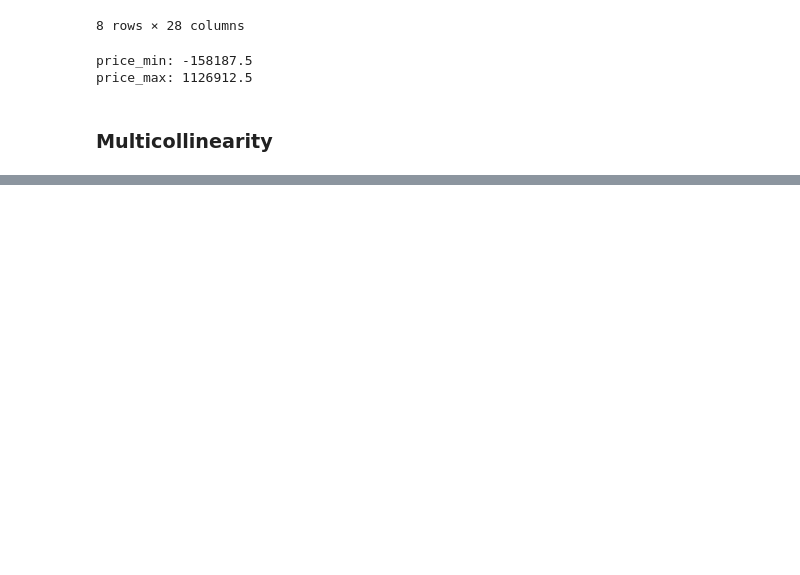
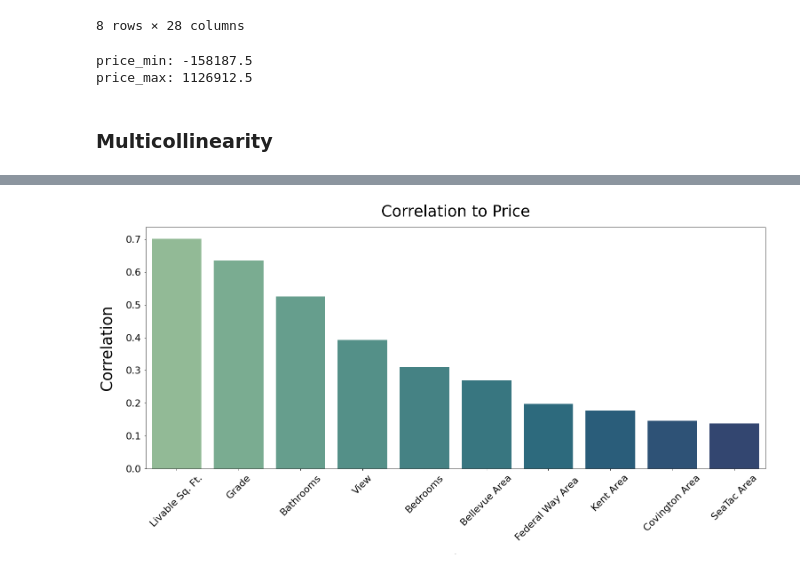
Before and after one commit to alvaromendizabal/dsc-phase-2-project-v2-3, a Jupyter notebook: benjamin.ipynb, the cells around one changed output, grey strips where cells are left out. Saved outputs shown, nothing was run; the diff lists cells and outputs as text; code cells hidden in the pictures; blank space fills up the shorter version.

```diff
--- a/benjamin.ipynb
+++ b/benjamin.ipynb
@@ -19,3 +1,26 @@ from statsmodels.api import OLS
+# %%
+# Imports
+import numpy as np
+import pandas as pd
+from scipy import stats
+import matplotlib.pyplot as plt
+from matplotlib import ticker
+%matplotlib inline
+import statsmodels.api as sm
+from statsmodels.api import OLS
+import seaborn as sns
+plt.style.use('seaborn-notebook')
+from sklearn.dummy import DummyRegressor
+from sklearn.pipeline import make_pipeline
+from sklearn.compose import ColumnTransformer
+from sklearn.linear_model import LinearRegression
+from sklearn.model_selection import train_test_split
+from sklearn.metrics import r2_score, mean_squared_error, mean_absolute_error
+from sklearn.preprocessing import PolynomialFeatures, StandardScaler, OrdinalEncoder, OneHotEncoder
+
+# Remove warnings for readability
+import warnings
+warnings.filterwarnings("ignore")
 # %%
 # initialize dataframe
 kc_house = pd.read_csv('./data/kc_house_data.csv', parse_dates=['date'])
@@ -610,0 +633,18 @@ strong multicollinearity or other numerical problems.
+# %%
+corr_bar =   {'Category': ['Livable Sq. Ft.','Grade','Bathrooms','View','Bedrooms',
+                          'Bellevue Area','Federal Way Area ','Kent Area','Covington Area','SeaTac Area'],
+               'Correlation': [0.701651,0.635260,0.525859,0.392958,0.309665,0.269217,
+                                    0.197907,0.176499,0.146567,0.138402]
+              }
+corr_bar_df = pd.DataFrame(corr_bar)
+# %%
+fig, ax = plt.subplots(figsize=(25,10))
+ax.set_title('Correlation to Price', fontsize=35, pad=25)
+ax.set_xlabel('Correlation', fontsize=0, labelpad=25)
+ax.set_ylabel('Correlation', fontsize=35, labelpad=25)
+plt.xticks(fontsize=22,rotation=45)
+plt.yticks(fontsize=22)
+sns.barplot(x='Category', y='Correlation', data=corr_bar_df, palette='crest')
+fig.savefig('images/feature_corrcoef_bar');
+# %% [output]
+[figure, added]
```
Also changed, not shown: parts of 59 cells of this notebook, 1 other file.
